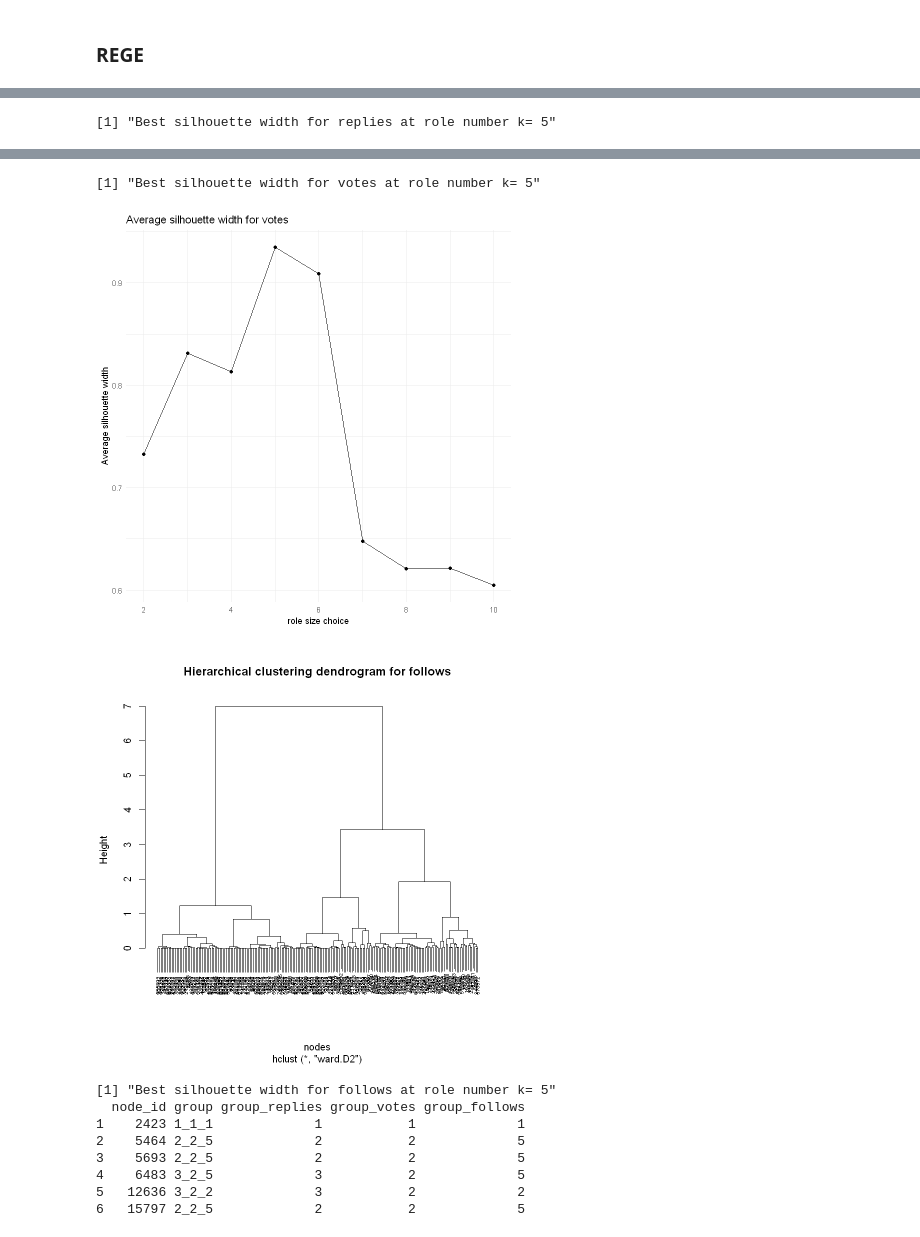
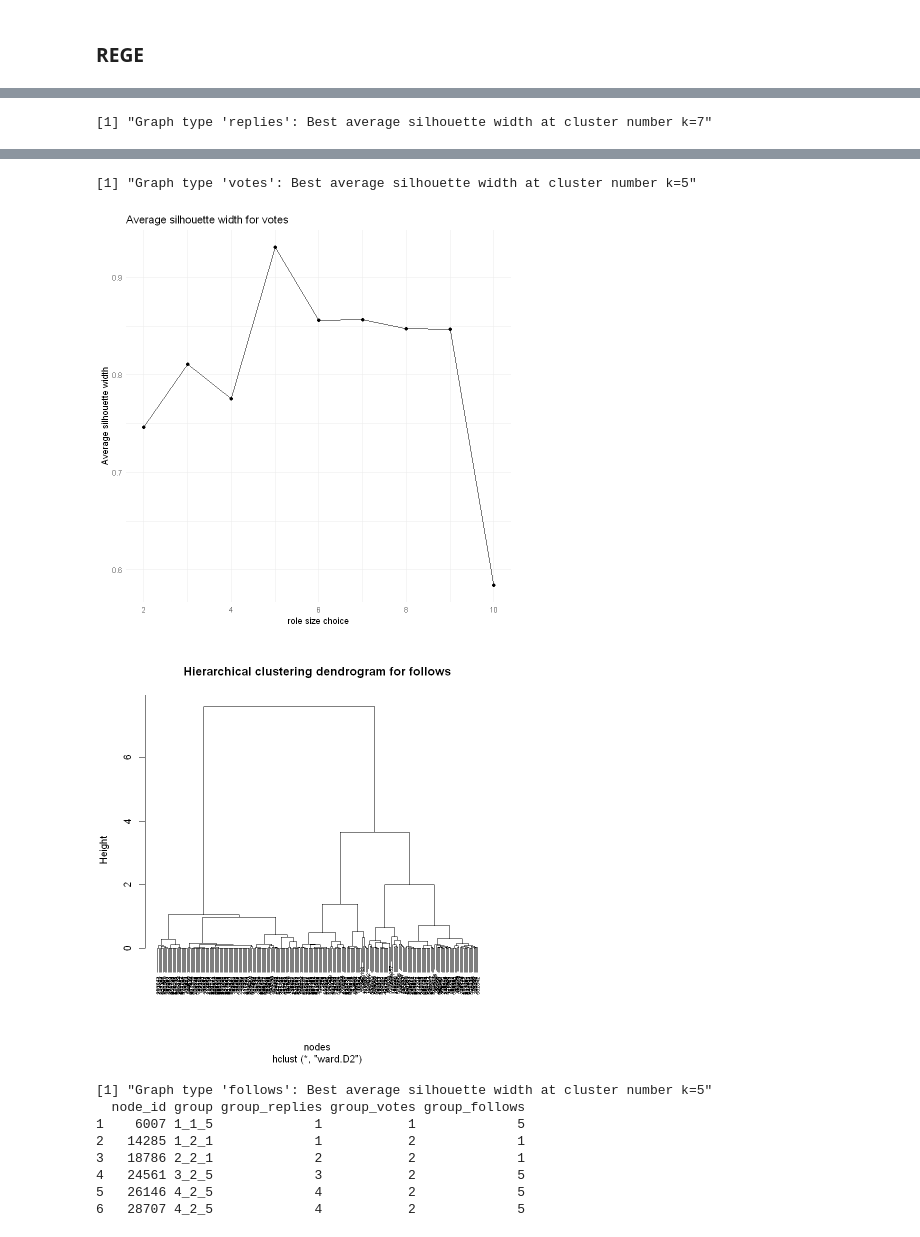
Before and after one commit to babiyivan/network-role-mining, a Jupyter notebook: clustering.ipynb, the cells around one changed output, grey strips where cells are left out. Drawn from its saved outputs; the diff is of its cells as text; code cells hidden in the pictures.

Commit message:
update clustering with 253 for rolesim/rege

```diff
--- a/clustering.ipynb
+++ b/clustering.ipynb
@@ -75,7 +75,7 @@ clustering <- function(sims, type, algo) {
     optimk <- which.max(width_hc)+1
 
     if (max(width_hc) > 0.2){
-      print(paste("Best silhouette width for", type, "at role number k=", optimk))
+      print(paste0("Graph type '", type, "': Best average silhouette width at cluster number k=", optimk))
 
       rolelist <- cutree(res_hc, k = optimk)
       assignment <- data.frame(node_id = names(rolelist),
@@ -89,7 +89,7 @@ clustering <- function(sims, type, algo) {
       membership <- full_join(membership, assignment, by = 'node_id') %>%
                       rename_with(~ paste0("group_", type), "role")
 
-    } else print(paste("Average silhouette widths for all cluster numbers are too low. No meaningful clustering result for", type))
+    } else print(paste0("Graph type '", type, "': All attempts result in low average silhouette widths. No meaningful clustering result."))
 
   }
   if(ncol(membership)>1){
@@ -97,7 +97,7 @@ clustering <- function(sims, type, algo) {
                     unite(group,contains('group_'), remove=FALSE) %>%
                     as.data.frame()
     print(head(res[["membership"]]))
-    saveRDS(res, file=paste0("results/",algo,"/clustering-",nrow(membership),".rds"))
+    saveRDS(res, file=paste0("results/",algo,"/",algo,"-clustering-",nrow(membership),".rds"))
   }
 }
 # %% [markdown]
@@ -123,11 +123,12 @@ clustering(sims, types, "simrank")
 # %% [markdown]
 ### RoleSim
 # %%
-types <- c("replies") #, "votes", "follows")
+types <- c("replies", "votes", "follows")
 sims <- list()
-n <- 11323
+n_rolesim <- 253
+
 for (type in types) {
-  m <- read_csv(paste0("results/rolesim/",type,"-",n,"-dissimilarity-matrix.csv"))
+  m <- read_csv(paste0("results/rolesim/",type,"-",n_rolesim,"-dissimilarity-matrix.csv"), show_col_types = FALSE, name_repair = "unique_quiet")
   sims[[type]] <- m %>% column_to_rownames(var = colnames(m)[1])
 }
 
@@ -150,10 +148,10 @@ dbl (1277): ...1, 128, 4011, 9726, 253, 9212, 709, 6408, 752, 9557, 1291, 87...
 # %%
 types <- c("replies", "votes", "follows")
 sims <- list()
-n <- 202
-regeoutput <- readRDS(paste0("results/rege/rege-",n,".rds"))
+n_rege <- 253
 
 for (type in types) {
+  regeoutput <- readRDS(paste0("results/rege/rege-",type,"-",n,".rds"))
   sims[[type]] <- regeoutput[[type]]
 }
 
@@ -163 +161 @@ clustering(sims, types, "rege")
-[1] "Best silhouette width for replies at role number k= 5"
+[1] "Graph type 'replies': Best average silhouette width at cluster number k=7"
@@ -166,11 +164,11 @@ clustering(sims, types, "rege")
-[1] "Best silhouette width for votes at role number k= 5"
+[1] "Graph type 'votes': Best average silhouette width at cluster number k=5"
-[figure, old version]
+[figure, new version]
-[figure, old version]
+[figure, new version]
-[1] "Best silhouette width for follows at role number k= 5"
+[1] "Graph type 'follows': Best average silhouette width at cluster number k=5"
   node_id group group_replies group_votes group_follows
-1    2423 1_1_1             1           1             1
-2    5464 2_2_5             2           2             5
-3    5693 2_2_5             2           2             5
-4    6483 3_2_5             3           2             5
-5   12636 3_2_2             3           2             2
-6   15797 2_2_5             2           2             5
+1    6007 1_1_5             1           1             5
+2   14285 1_2_1             1           2             1
+3   18786 2_2_1             2           2             1
+4   24561 3_2_5             3           2             5
+5   26146 4_2_5             4           2             5
+6   28707 4_2_5             4           2             5
```
Also changed, not shown: parts of 5 cells of this notebook, 4 other files.
